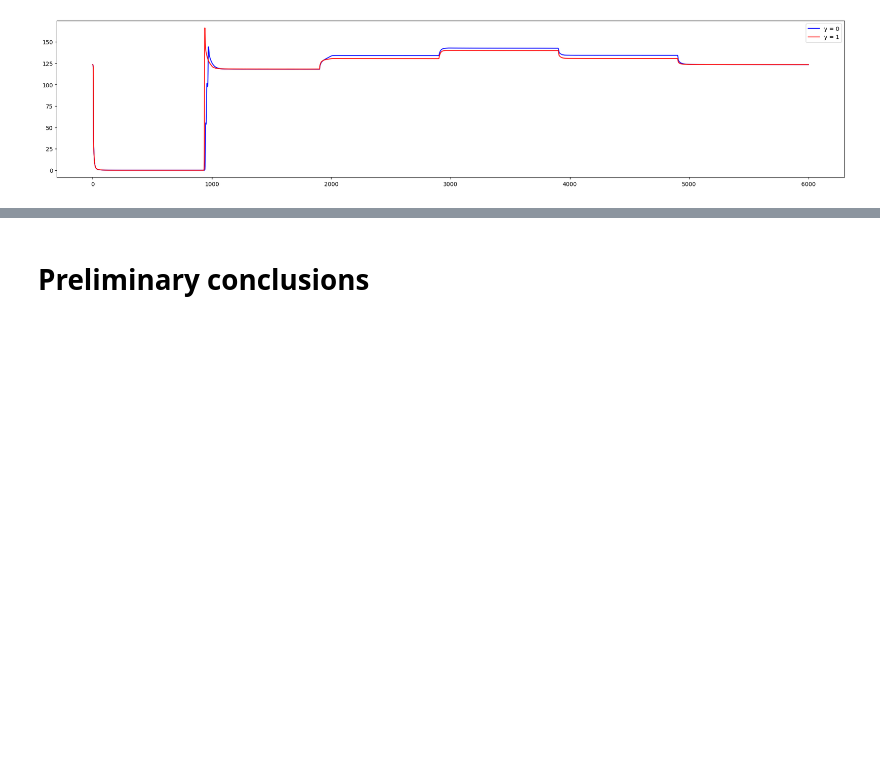
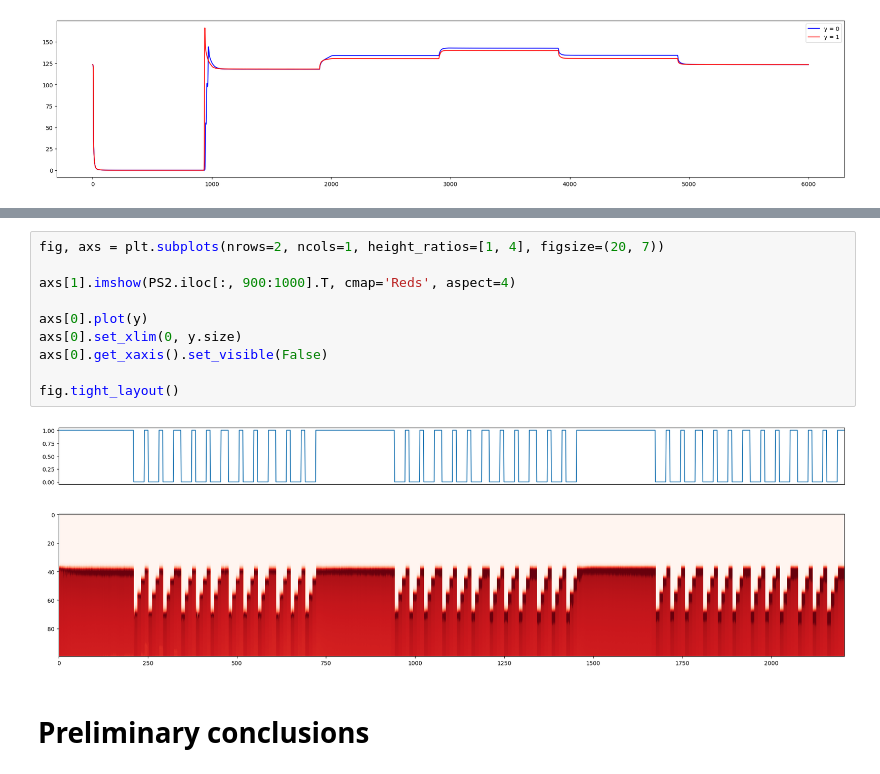
Before and after one commit to vcerchez/optimal-hydraulic, a Jupyter notebook: eda.ipynb, the cells around one changed output, grey strips where cells are left out. Cells and saved outputs as stored; diff of their text form; blank space fills up the shorter version.

```diff
--- a/eda.ipynb
+++ b/eda.ipynb
@@ -212,3 +174,15 @@ plt.show()
+# %%
+fig, axs = plt.subplots(nrows=2, ncols=1, height_ratios=[1, 4], figsize=(20, 7))
+
+axs[1].imshow(PS2.iloc[:, 900:1000].T, cmap='Reds', aspect=4)
+
+axs[0].plot(y)
+axs[0].set_xlim(0, y.size)
+axs[0].get_xaxis().set_visible(False)
+
+fig.tight_layout()
+# %% [output]
+[figure, added]
 # %% [markdown]
 # Preliminary conclusions
 # %% [markdown]
```
Also changed, not shown: parts of 28 cells of this notebook.
